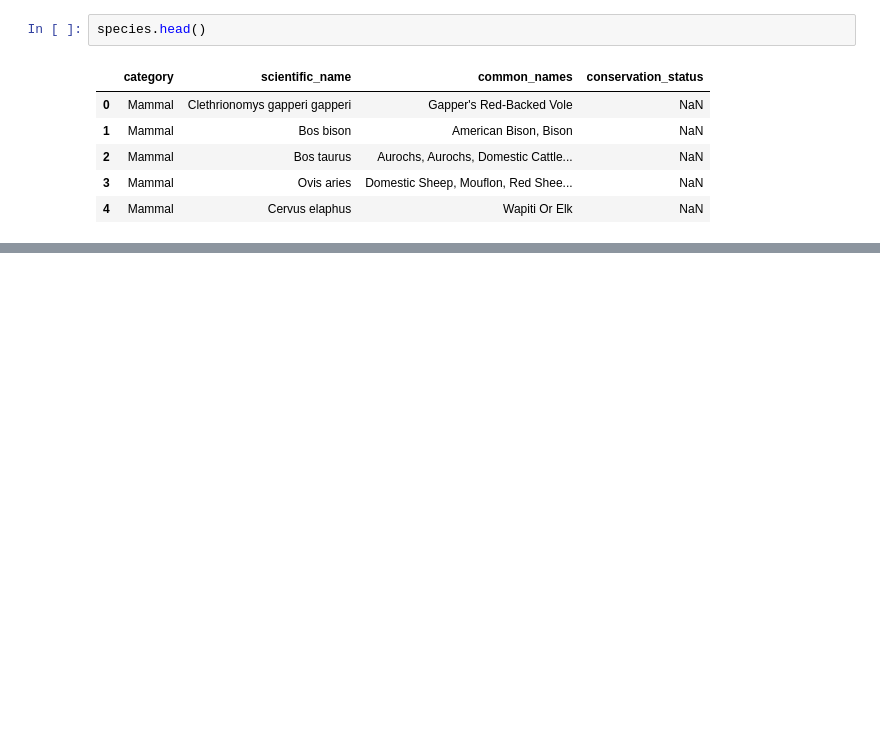
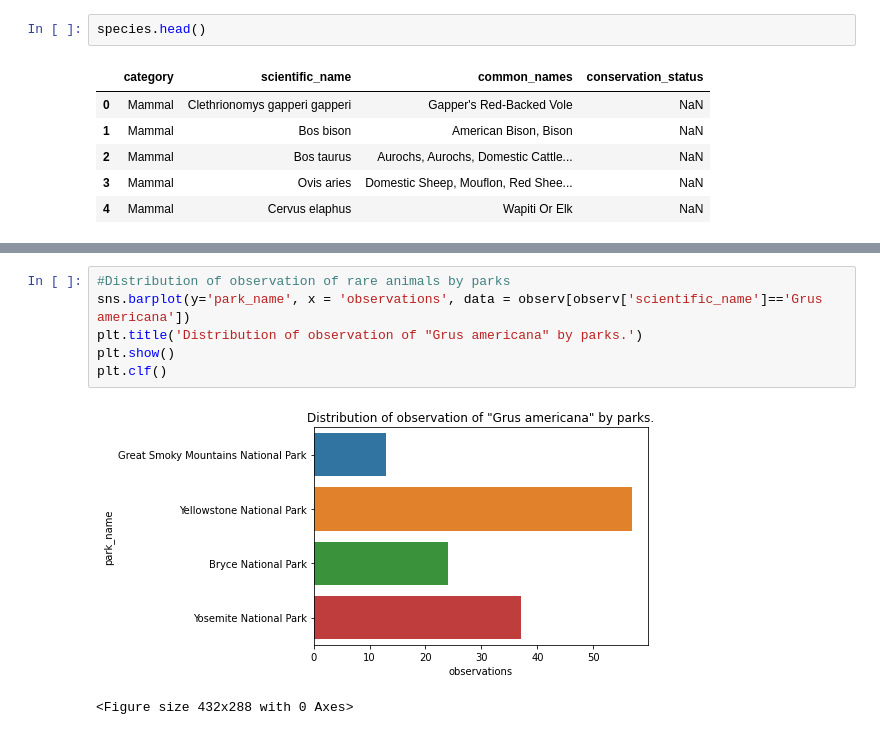
Before and after one commit to PavelChurakov/biodiversity, a Jupyter notebook: biodiversity.ipynb, the cells around one changed output, grey strips where cells are left out. Cells and saved outputs as stored; diff of their text form; blank space fills up the shorter version.

```diff
--- a/biodiversity.ipynb
+++ b/biodiversity.ipynb
@@ -32,0 +100,9 @@ species.head()
+# %%
+#Distribution of observation of rare animals by parks
+sns.barplot(y='park_name', x = 'observations', data = observ[observ['scientific_name']=='Grus americana'])
+plt.title('Distribution of observation of "Grus americana" by parks.')
+plt.show()
+plt.clf()
+# %% [output]
+[figure, added]
+<Figure size 432x288 with 0 Axes>
```
Also changed, not shown: parts of 10 cells of this notebook.
